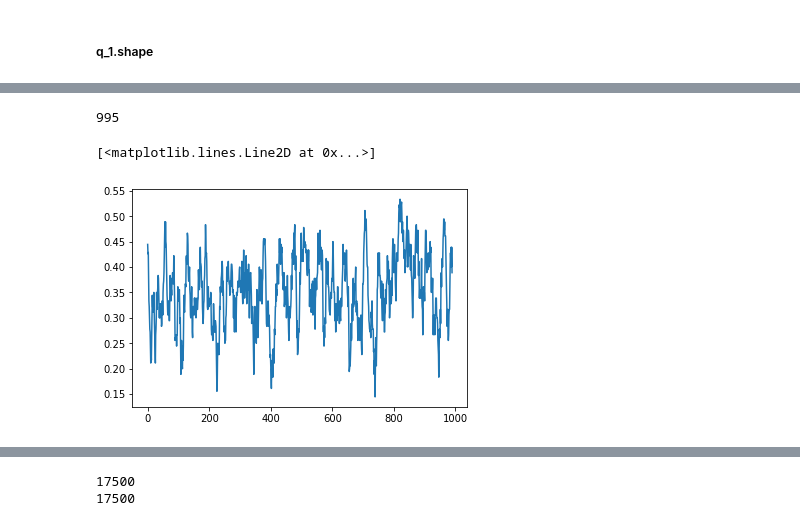
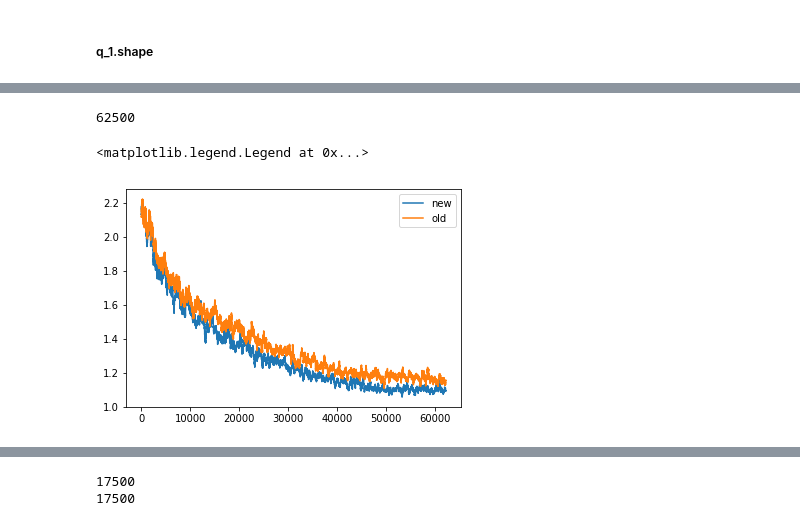
Before and after one commit to louisv123/COLGE, a Jupyter notebook: test.ipynb, the cells around one changed output, grey strips where cells are left out. Drawn from its saved outputs; the diff is of its cells as text; code cells hidden in the pictures.

```diff
--- a/test.ipynb
+++ b/test.ipynb
@@ -1327,19 +780,26 @@ plt.plot(cc)
 # %%
 
-ll_7=np.loadtxt('test_0.out')
+ll_7=np.loadtxt('test_25.out')
+ll_8 = np.loadtxt('test_24.out')
 #ll_all = np.concatenate([ll,ll_5])
-ll_7 =np.array(ll_7)
-print(len(ll_7))
+ll_7 =np.array(ll_7)*-1
+ll_8 =np.array(ll_8)*-1
+print(len(ll_8))
 cc =[]
-length=1000
-for i in range(len(ll_7[-length:])):
-    cc.append(np.mean(ll_7[-length+i:-length+10+i]))
+cc_1=[]
+length=62500
+ll_7=ll_7[:length]
+for i in range(len(ll_8[-length:])):
+    cc.append(np.mean(ll_7[-length+i:-length+300+i]))
+    cc_1.append(np.mean(ll_8[-length+i:-length+300+i]))
 # %% [output]
-995
+62500
-# %%
-plt.plot(cc)
-# %% [output]
-[<matplotlib.lines.Line2D at 0x...>]
-[figure, removed]
+# %%
+plt.plot(cc_1,label="new")
+plt.plot(cc,label="old")
+plt.legend()
+# %% [output]
+<matplotlib.legend.Legend at 0x...>
+[figure, added]
 # %%
 12/9
```
Also changed, not shown: parts of 144 cells of this notebook, 5 other files.
